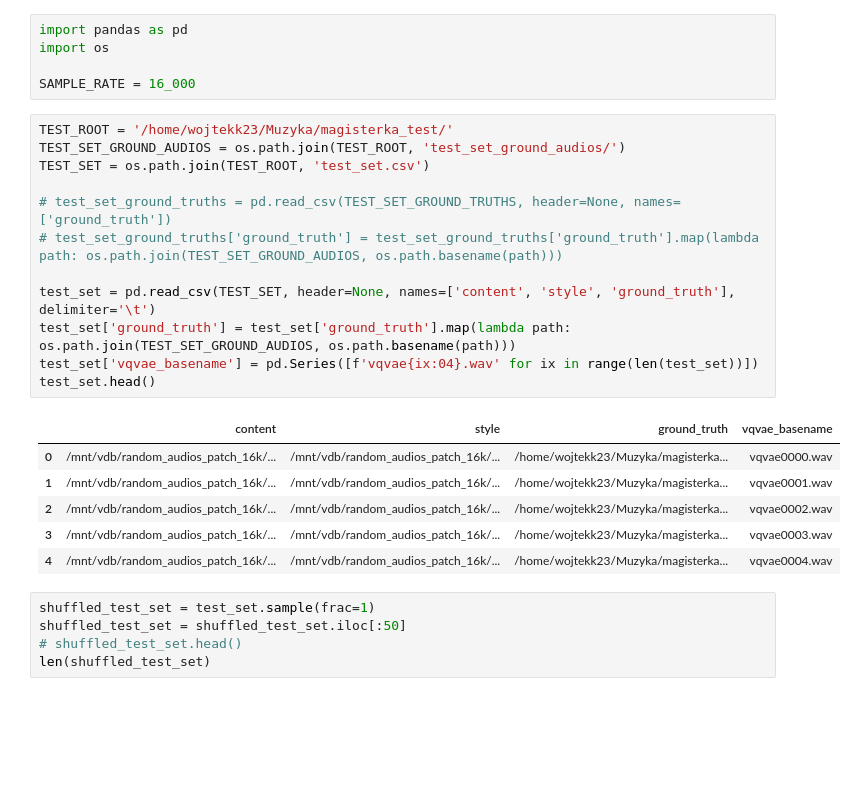
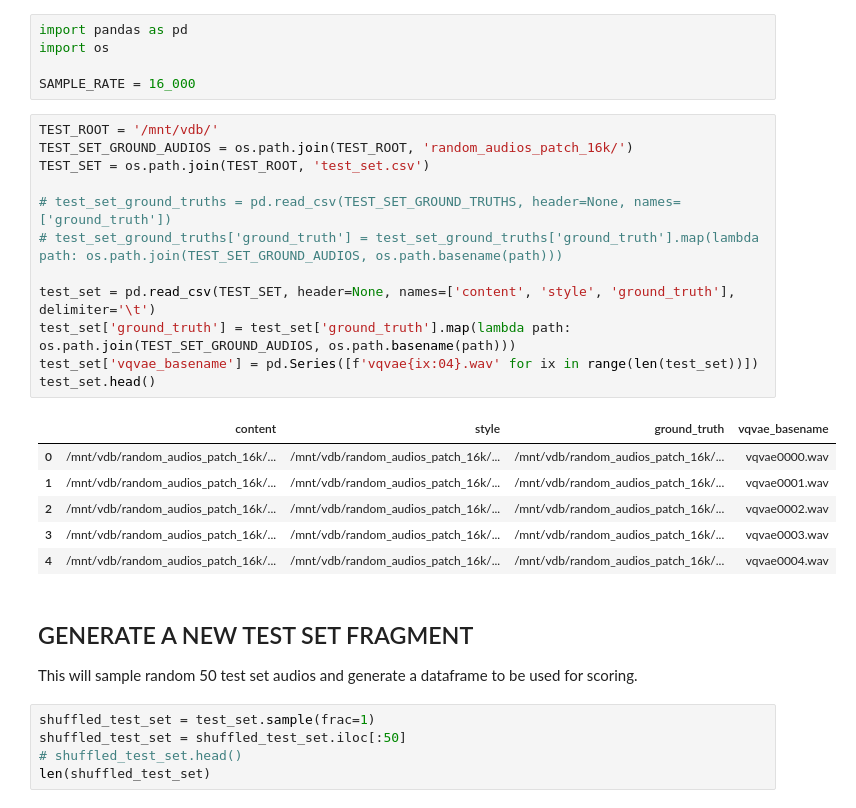
Before and after one commit to wojtekk23/ss-vq-vae, a Jupyter notebook: experiments/MOS Calculation.ipynb, the cells around one changed output. Drawn from its saved outputs; the diff is of its cells as text; blank space fills up the shorter version.

```diff
--- a/experiments/MOS Calculation.ipynb
+++ b/experiments/MOS Calculation.ipynb
@@ -8,24 +8,28 @@ import os
 
 SAMPLE_RATE = 16_000
 # %%
-TEST_ROOT = '/home/wojtekk23/Muzyka/magisterka_test/'
-TEST_SET_GROUND_AUDIOS = os.path.join(TEST_ROOT, 'test_set_ground_audios/')
+TEST_ROOT = '/mnt/vdb/'
+TEST_SET_GROUND_AUDIOS = os.path.join(TEST_ROOT, 'random_audios_patch_16k/')
 TEST_SET = os.path.join(TEST_ROOT, 'test_set.csv')
 
 # test_set_ground_truths = pd.read_csv(TEST_SET_GROUND_TRUTHS, header=None, names=['ground_truth'])
 # test_set_ground_truths['ground_truth'] = test_set_ground_truths['ground_truth'].map(lambda path: os.path.join(TEST_SET_GROUND_AUDIOS, os.path.basename(path)))
 
 test_set = pd.read_csv(TEST_SET, header=None, names=['content', 'style', 'ground_truth'], delimiter='\t')
 test_set['ground_truth'] = test_set['ground_truth'].map(lambda path: os.path.join(TEST_SET_GROUND_AUDIOS, os.path.basename(path)))
 test_set['vqvae_basename'] = pd.Series([f'vqvae{ix:04}.wav' for ix in range(len(test_set))])
 test_set.head()
 # %% [output]
 |  | content | style | ground_truth | vqvae_basename |
-| 0 | /mnt/vdb/random_audios_patch_16k/... | /mnt/vdb/random_audios_patch_16k/... | /home/wojtekk23/Muzyka/magisterka... | vqvae0000.wav |
-| 1 | /mnt/vdb/random_audios_patch_16k/... | /mnt/vdb/random_audios_patch_16k/... | /home/wojtekk23/Muzyka/magisterka... | vqvae0001.wav |
-| 2 | /mnt/vdb/random_audios_patch_16k/... | /mnt/vdb/random_audios_patch_16k/... | /home/wojtekk23/Muzyka/magisterka... | vqvae0002.wav |
-| 3 | /mnt/vdb/random_audios_patch_16k/... | /mnt/vdb/random_audios_patch_16k/... | /home/wojtekk23/Muzyka/magisterka... | vqvae0003.wav |
-| 4 | /mnt/vdb/random_audios_patch_16k/... | /mnt/vdb/random_audios_patch_16k/... | /home/wojtekk23/Muzyka/magisterka... | vqvae0004.wav |
+| 0 | /mnt/vdb/random_audios_patch_16k/... | /mnt/vdb/random_audios_patch_16k/... | /mnt/vdb/random_audios_patch_16k/... | vqvae0000.wav |
+| 1 | /mnt/vdb/random_audios_patch_16k/... | /mnt/vdb/random_audios_patch_16k/... | /mnt/vdb/random_audios_patch_16k/... | vqvae0001.wav |
+| 2 | /mnt/vdb/random_audios_patch_16k/... | /mnt/vdb/random_audios_patch_16k/... | /mnt/vdb/random_audios_patch_16k/... | vqvae0002.wav |
+| 3 | /mnt/vdb/random_audios_patch_16k/... | /mnt/vdb/random_audios_patch_16k/... | /mnt/vdb/random_audios_patch_16k/... | vqvae0003.wav |
+| 4 | /mnt/vdb/random_audios_patch_16k/... | /mnt/vdb/random_audios_patch_16k/... | /mnt/vdb/random_audios_patch_16k/... | vqvae0004.wav |
+# %% [markdown]
+## GENERATE A NEW TEST SET FRAGMENT
+
+This will sample random 50 test set audios and generate a dataframe to be used for scoring.
 # %%
 shuffled_test_set = test_set.sample(frac=1)
 shuffled_test_set = shuffled_test_set.iloc[:50]
```
Also changed, not shown: parts of 16 cells of this notebook, 26 other files.
